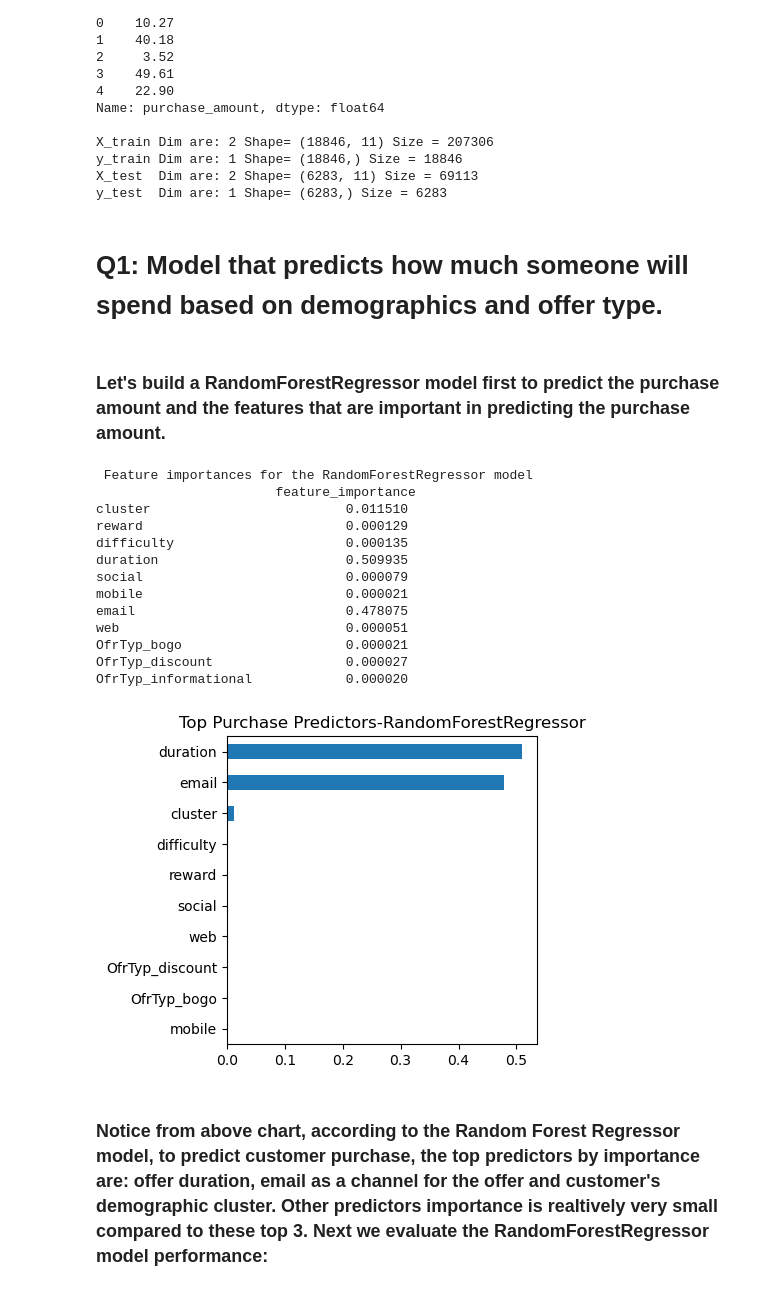
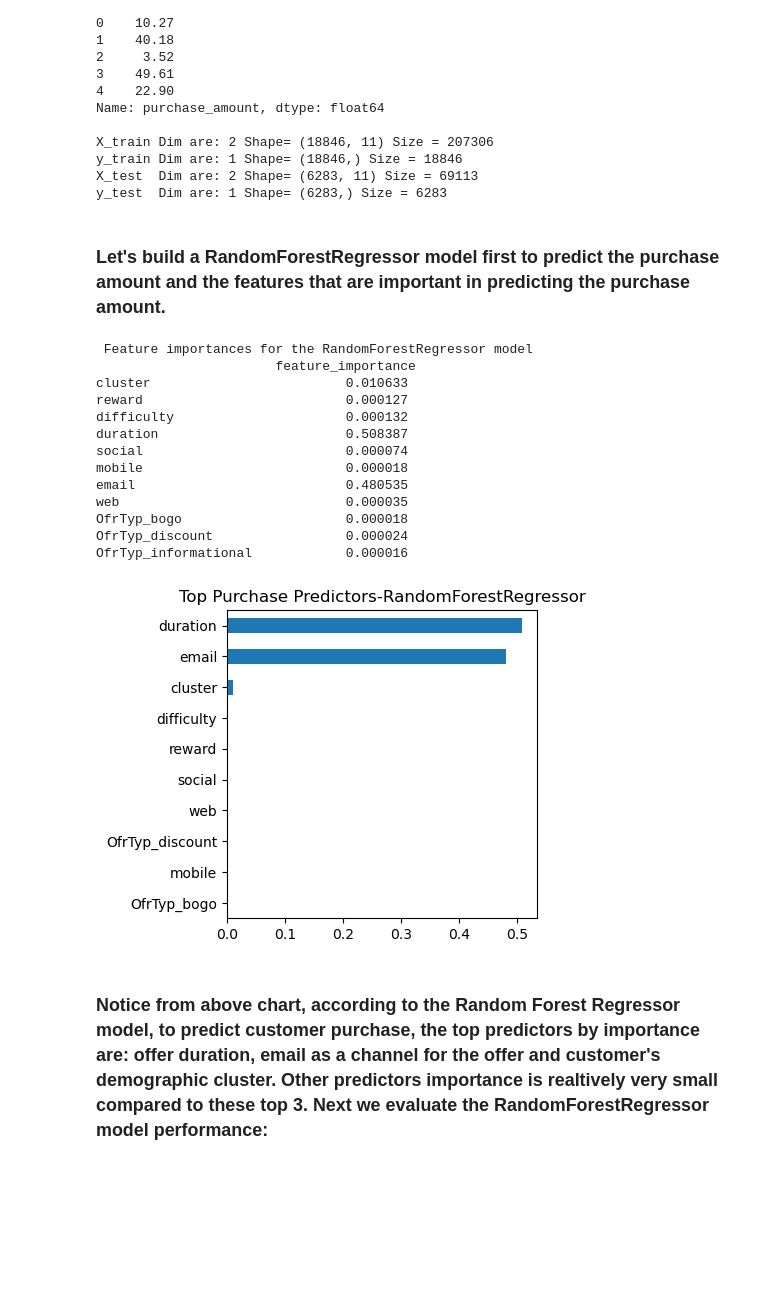
Before and after one commit to dk2127/nd25C_A_P_S, a Jupyter notebook: Starbucks_Capstone_notebook.ipynb, the cells around one changed output. Cells and saved outputs as stored; diff of their text form; code cells hidden in the pictures; blank space fills up the shorter version.

```diff
--- a/Starbucks_Capstone_notebook.ipynb
+++ b/Starbucks_Capstone_notebook.ipynb
@@ -1657,5 +1641,6 @@ def plot_histogram(df, title):
 # %%
-# 3/26 11:30AM # remove outliers from each of the three DFs
+# TEST/evaludate removing outliers from each of the three DFs qualified_offers, purchaseWOOffer, unqualified_purchase_DF
+
 # Store DFs in a list
 dfs = [qualified_offers, purchaseWOOffer, unqualified_purchase_DF]
 
@@ -1668,7 +1653,7 @@ for i, df in enumerate(dfs):
     print(df["purchase_amount"].describe())
 
     # call the the function to remove outliers
-    df_wo_outliers = remove_purchase_outliers(df, "purchase_amount")
+    df_wo_outliers = remove_outliers(df, "purchase_amount")
 
     print(f"\nAfter removing outliers from {df_name}:")
     print(df_wo_outliers["purchase_amount"].describe())
@@ -1680,7 +1665,8 @@ for i, df in enumerate(dfs):
     # call the the function to plot histogram
     plot_histogram(
         df_wo_outliers,
-        f"{df_name} purchase_amount distribution after removing outliers")
+        f"{df_name} purchase_amount distribution after removing outliers",
+        'purchase_amount', 18)
     plt.show()
 # %% [output]
 Before removing outliers from qualified_offers:
@@ -1740,8 +1726,7 @@ Total purchase amount in unqualified_purchase_DF after removing outliers: 143167
 # %%
-# outlier removing option looks good so lets replace the DFs
-qualified_offers = remove_purchase_outliers(qualified_offers,
-                                            "purchase_amount")
-purchaseWOOffer = remove_purchase_outliers(purchaseWOOffer, "purchase_amount")
-unqualified_purchase_DF = remove_purchase_outliers(unqualified_purchase_DF,
-                                                   "purchase_amount")
+# Above outlier-removing-test looks good so let's remove the outliers from the three DFs
+qualified_offers = remove_outliers(qualified_offers, "purchase_amount")
+purchaseWOOffer = remove_outliers(purchaseWOOffer, "purchase_amount")
+unqualified_purchase_DF = remove_outliers(unqualified_purchase_DF,
+                                          "purchase_amount")
 # %% [output]
@@ -1911,12 +1896,13 @@ tagged_purchaseDF_clean.describe(include='all')
 # ------------------------------------------------------------------------------------
 # Combine tagged purchase data with customer profile data
 # %%
-# merge tagged_purchaseDF_clean with profiledf4
-combineddf1 = tagged_purchaseDF_clean.merge(profiledf4,
+# merge tagged_purchaseDF_clean with profileDF_clean
+combineddf1 = tagged_purchaseDF_clean.merge(profileDF_clean,
                                             how='inner',
                                             left_on=["person"],
                                             right_on=["id"],
                                             sort=True)
+# reset index on resulting dataframe
 combineddf1.reset_index(inplace=True, drop=True)
 
 # drop the id column since we are keeping person column
@@ -2105,10 +2112,12 @@ Important 7  Predictors by Lasso Cross Validation:
 # %%
 def create_train_test_datasets(df, response_var):
     '''
-    # Keep only the predictors in the X, and response in y and split the data into train and test
-    input
+    Utility function to keep only the predictors in the X, and response in y and split the data into train and test
+    Parameters:
     df : DataFrame to be split into train and test datasets
-    response_var : column name in the df
+    response_var : response variable column name in the df
+    Returns:
+    X_train, X_test, y_train, y_test : 4 dataframes
     '''
 
     X = df.drop([response_var], axis=1)
@@ -2171,52 +2180,52 @@ X_train Dim are: 2 Shape= (18846, 11) Size = 207306
 y_train Dim are: 1 Shape= (18846,) Size = 18846
 X_test  Dim are: 2 Shape= (6283, 11) Size = 69113
 y_test  Dim are: 1 Shape= (6283,) Size = 6283
-# %% [markdown]
-# Q1: Model that predicts how much someone will spend based on demographics and offer type.
 # %% [markdown]
 ### Let's build a RandomForestRegressor model first to predict the purchase amount and the features that are  important in predicting the purchase amount.
 # %%
 # RandomForestRegressor
 clf_rfr = RandomForestRegressor(n_estimators=500,
                                 n_jobs=4,
                                 random_state=45,
                                 verbose=0)
 clf_rfr.fit(X_train, y_train)
 
-# Create a dataframe for plotting
+# Create a dataframe for plotting feature_importance
 clf_rfr_df = pd.DataFrame({"feature_importance": clf_rfr.feature_importances_},
                           index=clf_rfr.feature_names_in_)
+
 # print feature importances for the rfr model
-print("\n Feature importances for the RandomForestRegressor model\n", clf_rfr_df)
+print("\n Feature importances for the RandomForestRegressor model\n",
+      clf_rfr_df)
 
 # Sort feature_importance in descending order of value
 clf_rfr_df.sort_values(by="feature_importance", ascending=True, inplace=True)
 
 # plot the chart for Top Purchase Predictors-RandomForestRegressor
 clf_rfr_df.tail(10).plot.barh(
     figsize=(4, 4),
     legend=False,
     title="Top Purchase Predictors-RandomForestRegressor")
 
 X_test_combined = pd.concat([X_test, y_test], axis=1)
 
 # Let's predict the test dataset on the RFR model
 yPred = clf_rfr.predict(X_test)
 # %% [output]
  Feature importances for the RandomForestRegressor model
                        feature_importance
-cluster                         0.011510
-reward                          0.000129
-difficulty                      0.000135
-duration                        0.509935
-social                          0.000079
-mobile                          0.000021
-email                           0.478075
-web                             0.000051
-OfrTyp_bogo                     0.000021
-OfrTyp_discount                 0.000027
-OfrTyp_informational            0.000020
+cluster                         0.010633
+reward                          0.000127
+difficulty                      0.000132
+duration                        0.508387
+social                          0.000074
+mobile                          0.000018
+email                           0.480535
+web                             0.000035
+OfrTyp_bogo                     0.000018
+OfrTyp_discount                 0.000024
+OfrTyp_informational            0.000016
-[figure, old version]
+[figure, new version]
 # %% [markdown]
 ### Notice from above chart, according to the Random Forest Regressor model, to predict customer purchase, the top predictors by importance are: offer duration, email as a channel for the offer and customer's demographic cluster. Other predictors importance is realtively very small compared to these top 3. Next we evaluate the RandomForestRegressor model performance:
 # %%
```
Also changed, not shown: parts of 153 cells of this notebook.
